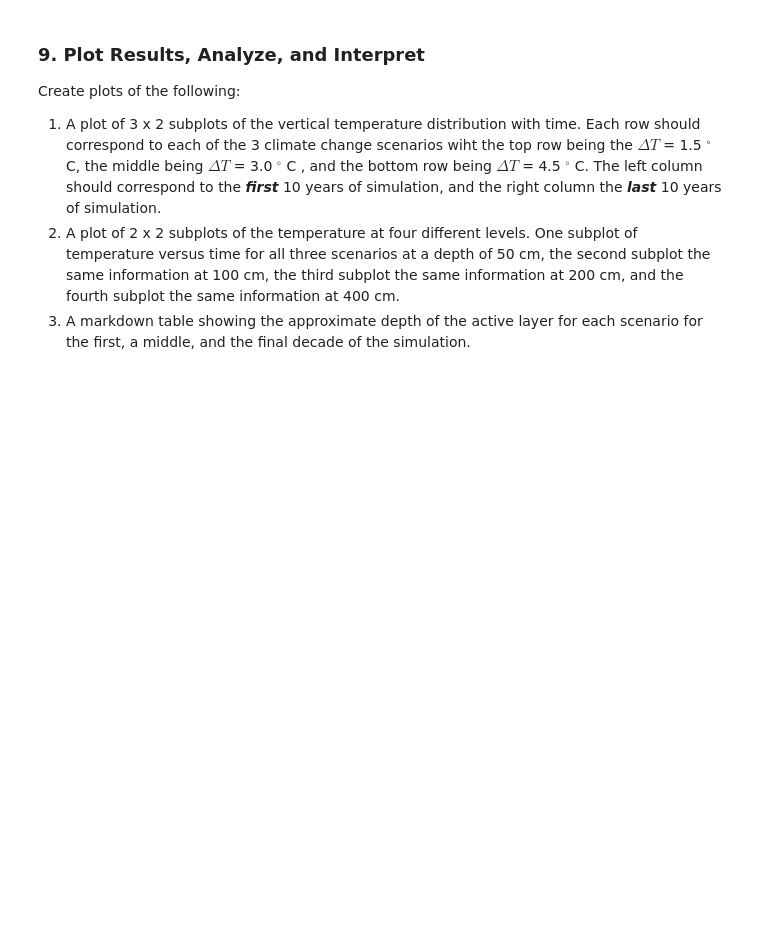
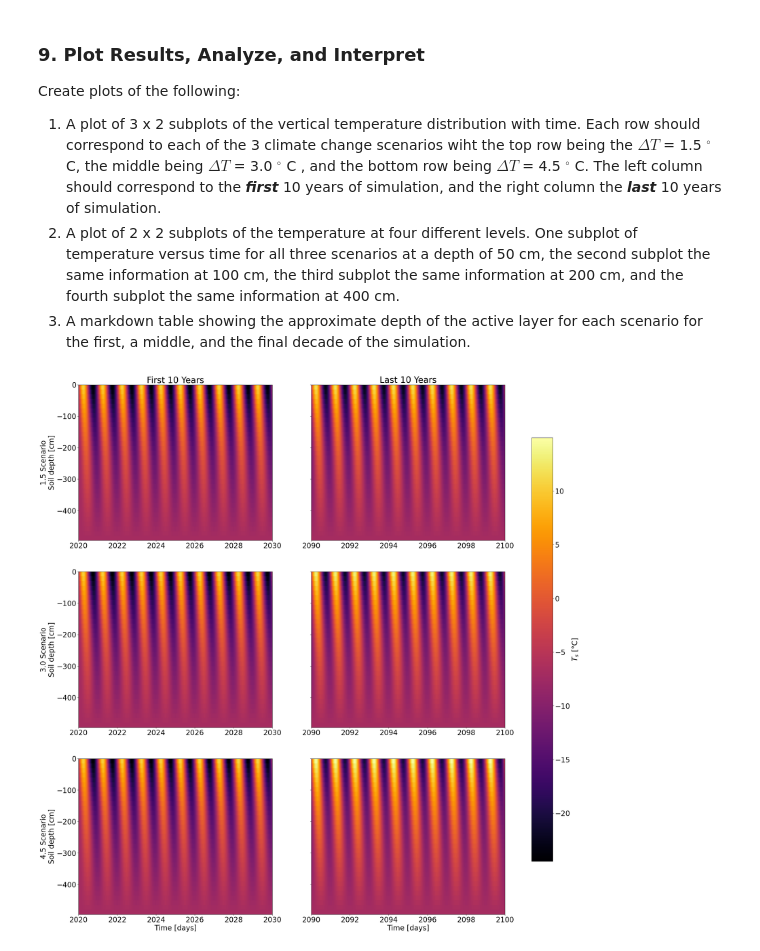
Before and after one commit to scottfordham/F26_GEOS518_STMF, a Jupyter notebook: mod03_1D-Diffusion-Models/mod03_1D-Diffusion-Assignment.ipynb, the cells around one changed output. Saved outputs shown, nothing was run; the diff lists cells and outputs as text; code cells hidden in the pictures; blank space fills up the shorter version.

Commit message:
mod03 first commits

```diff
--- a/mod03_1D-Diffusion-Models/mod03_1D-Diffusion-Assignment.ipynb
+++ b/mod03_1D-Diffusion-Models/mod03_1D-Diffusion-Assignment.ipynb
@@ -117,0 +147,9 @@ plt.show()
+# %%
+A = np.diag((1 + 2.0*alpha)*np.ones((Nz))) + \
+    np.diag(-alpha*np.ones((Nz-1)),1) + \
+    np.diag(-alpha*np.ones((Nz-1)),-1)
+
+A[0,:] = np.hstack((1.0,np.zeros((Nz-1))))
+A[-1,:] = np.hstack((np.zeros((Nz-1)),1.0))
+
+print(A)
@@ -117,0 +170,9 @@ plt.show()
+# %%
+B = np.diag((1 - 2.0*alpha)*np.ones((Nz))) + \
+    np.diag(alpha*np.ones((Nz-1)),1) + \
+    np.diag(alpha*np.ones((Nz-1)),-1)
+
+B[0,:] = np.hstack((1.0,np.zeros((Nz-1))))
+B[-1,:] = np.hstack((np.zeros((Nz-1)),1.0))
+
+print(B)
@@ -134,3 +240,70 @@ Create plots of the following:
 1. A plot of 3 x 2 subplots of the vertical temperature distribution with time. Each row should correspond to each of the 3 climate change scenarios wiht the top row being the $\Delta T$ = 1.5 ${}^{\circ}$ C, the middle being $\Delta T$ = 3.0 ${}^{\circ}$ C , and the bottom row being $\Delta T$ = 4.5 ${}^{\circ}$ C. The left column should correspond to the ___first___ 10 years of simulation, and the right column the ___last___ 10 years of simulation.
 2. A plot of 2 x 2 subplots of the temperature at four different levels. One subplot of temperature versus time for all three scenarios at a depth of 50 cm, the second subplot the same information at 100 cm, the third subplot the same information at 200 cm, and the fourth subplot the same information at 400 cm.
 3. A markdown table showing the approximate depth of the active layer for each scenario for the first, a middle, and the final decade of the simulation.
+# %%
+tt,zz = np.meshgrid(t,z)
+
+first_10 = t <= (t[0] + 10)
+last_10  = t >= (t[-1] - 10)
+
+# Use the same temperature scale for every panel
+vmin = min(np.nanmin(Ts) for Ts in results.values())
+vmax = max(np.nanmax(Ts) for Ts in results.values())
+
+plt.rcParams.update({'font.size': 24})
+fig, axes = plt.subplots(len(results), 2, figsize=(32, 32),sharey=True)
+for row, (scenario, Ts_scenario) in enumerate(results.items()):
+
+    # -------------------------
+    # First 10 years
+    # -------------------------
+    tt_first, zz_first = np.meshgrid(t[first_10], z)
+
+    pcm1 = axes[row, 0].pcolormesh(
+        tt_first,
+        -zz_first,
+        Ts_scenario[:, first_10],
+        cmap="inferno",
+        shading="auto",
+        vmin=vmin,
+        vmax=vmax
+    )
+
+    # -------------------------
+    # Last 10 years
+    # -------------------------
+    tt_last, zz_last = np.meshgrid(t[last_10], z)
+
+    pcm2 = axes[row, 1].pcolormesh(
+        tt_last,
+        -zz_last,
+        Ts_scenario[:, last_10],
+        cmap="inferno",
+        shading="auto",
+        vmin=vmin,
+        vmax=vmax
+    )
+
+    # Scenario label
+    axes[row, 0].set_ylabel(
+        f"{scenario}\nSoil depth [cm]"
+    )
+
+# Column titles
+axes[0, 0].set_title("First 10 Years")
+axes[0, 1].set_title("Last 10 Years")
+
+# X labels
+axes[-1, 0].set_xlabel("Time [days]")
+axes[-1, 1].set_xlabel("Time [days]")
+
+# One shared colorbar
+fig.colorbar(
+    pcm2,
+    ax=axes,
+    label=r"$T_s$ [°C]",
+    shrink=0.8
+)
+plt.show()
+# %% [output]
+[figure, added]
```
Also changed, not shown: parts of 9 cells of this notebook.
